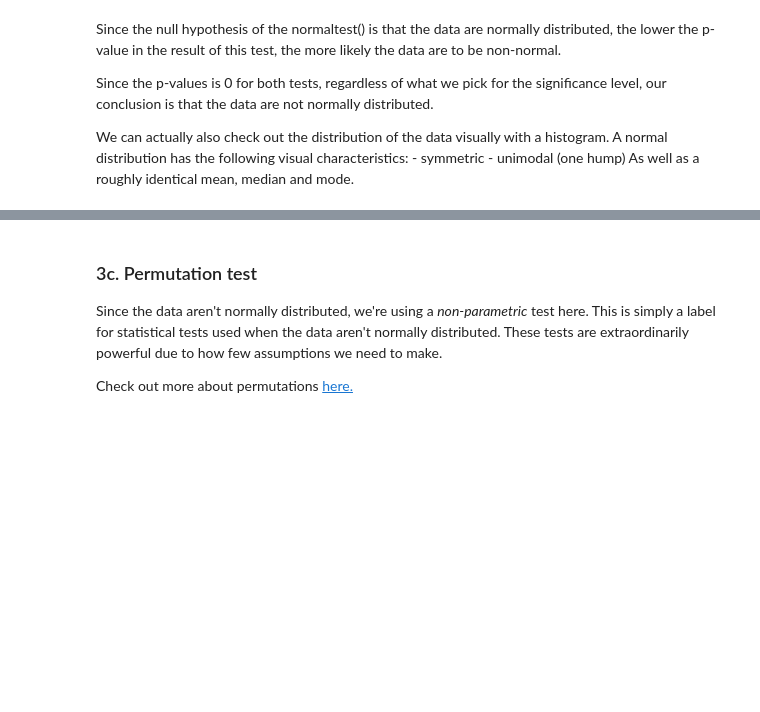
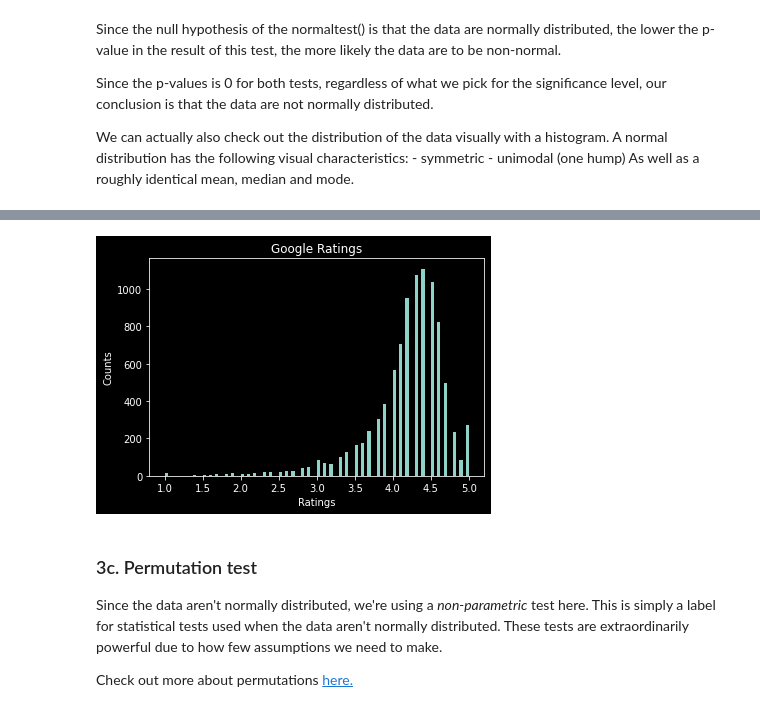
Before and after one commit to willkchan/Apps-Case-Study, a Jupyter notebook: Project Files/Springboard Apps project - Tier 3 - Complete.ipynb, the cells around one changed output, grey strips where cells are left out. Saved outputs shown, nothing was run; the diff lists cells and outputs as text; code cells hidden in the pictures; blank space fills up the shorter version.

```diff
--- a/Project Files/Springboard Apps project - Tier 3 - Complete.ipynb
+++ b/Project Files/Springboard Apps project - Tier 3 - Complete.ipynb
@@ -501,3 +513,12 @@ _ _ _
+# %%
+# Create a histogram of the google data
+plt.hist(google, bins=(int(len(google) ** 0.5)))
+plt.xlabel('Ratings')
+plt.ylabel('Counts')
+plt.title('Google Ratings')
+plt.show()
+# %% [output]
+[figure, added]
 # %% [markdown]
 ### 3c. Permutation test
 Since the data aren't normally distributed, we're using a *non-parametric* test here. This is simply a label for statistical tests used when the data aren't normally distributed. These tests are extraordinarily powerful due to how few assumptions we need to make.
```
Also changed, not shown: parts of 12 cells of this notebook.
